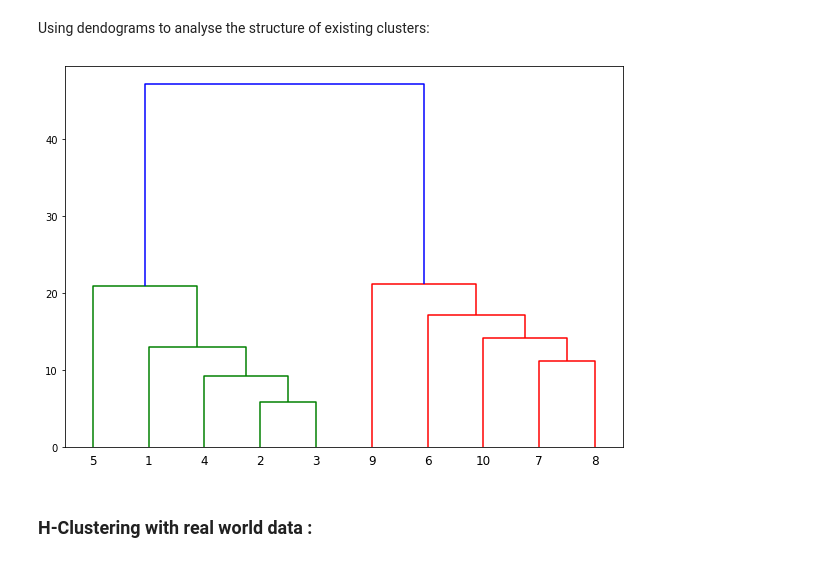
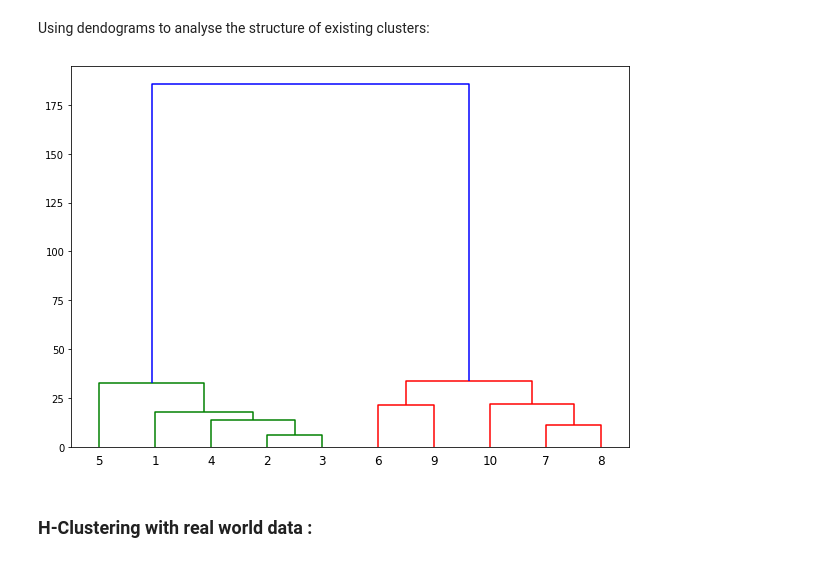
Before and after one commit to WajdiBenSaad/Random_Python_Stuff, a Jupyter notebook: All_unsupervised_Clustering_Algorithms_V01.ipynb, the cells around one changed output. Cells and saved outputs as stored; diff of their text form; code cells hidden in the pictures.

```diff
--- a/All_unsupervised_Clustering_Algorithms_V01.ipynb
+++ b/All_unsupervised_Clustering_Algorithms_V01.ipynb
@@ -40,20 +42,20 @@ Using dendograms to analyse the structure of existing clusters:
 # %%
 from scipy.cluster.hierarchy import dendrogram, linkage
 from matplotlib import pyplot as plt
 
-linked = linkage(X, 'single')
+linked = linkage(X, 'ward')
 
 labelList = range(1, 11)
 
 plt.figure(figsize=(10, 7))
 dendrogram(linked,
             orientation='top',
             labels=labelList,
             distance_sort='descending',
             show_leaf_counts=True)
 plt.show()
 # %% [output]
-[figure, old version]
+[figure, new version]
 # %% [markdown]
 ### H-Clustering with real world data :
 # %%
```
Also changed, not shown: parts of 9 cells of this notebook.
